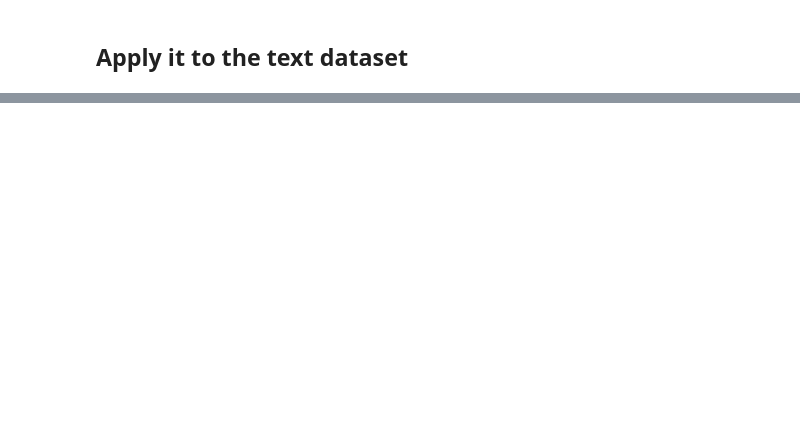
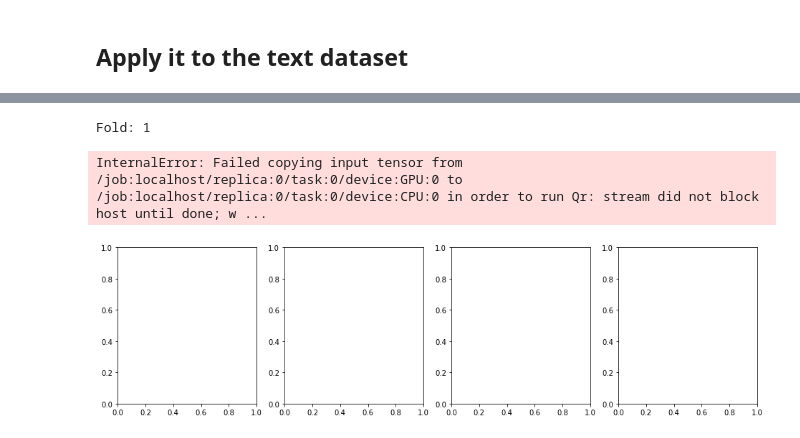
Before and after one commit to BoshiLee/kears_learning, a Jupyter notebook: training_project/Natural Language Processing with Disaster Tweets/nlp_disater_tweets.ipynb, the cells around one changed output, grey strips where cells are left out. Cells and saved outputs as stored; diff of their text form; code cells hidden in the pictures; blank space fills up the shorter version.

```diff
--- a/training_project/Natural Language Processing with Disaster Tweets/nlp_disater_tweets.ipynb
+++ b/training_project/Natural Language Processing with Disaster Tweets/nlp_disater_tweets.ipynb
@@ -308,2 +256,0 @@ NotebookApp.rate_limit_window=3.0 (secs)
-# %%
-history = model_summary.fit(train_dataset.batch(256), epochs=50).history
@@ -338,0 +257,69 @@ plt.plot(history['auc'])
+# %%
+def plot_hist(hist, metric='auc', ax=None, fold=0):
+    if ax==None:
+        plt.plot(hist.history[metric])
+        plt.plot(hist.history["val_" + metric])
+        plt.title(f"model performance")
+        plt.ylabel("area_under_curve")
+        plt.xlabel("epoch")
+        plt.legend(["train", "validation"], loc="upper left")
+        plt.show()
+        return
+    else:
+        ax.plot(hist.history[metric])
+        ax.plot(hist.history["val_" + metric])
+        ax.set_title(f"model performance fold {fold}")
+        ax.set_ylabel("area_under_curve")
+        ax.set_xlabel("epoch")
+        ax.legend(["train", "validation"], loc="upper left")
+# %%
+from sklearn.model_selection import KFold
+from sklearn.metrics import roc_auc_score
+from keras.callbacks import *
+import gc
+
+
+def fit_model(nfold, epochs=60, batch_size=32, verbose=False):
+    test_preds = []
+    auc = []
+    ncols = 5 if nfold > 5 else nfold
+    nrows = int(round(nfold / ncols))
+
+    col, row = 0, 0
+    fig, axes = plt.subplots(nrows, ncols, figsize=(16, round(nrows*16/ncols)))
+
+    kf = KFold(n_splits=nfold)
+
+    for fold, (train_idx, test_idx) in enumerate(kf.split(X_train, y_train)):
+        print(f"Fold: {fold+1}", end=' ')
+        X_train_part, X_valid = X_train[train_idx], X_train[test_idx]
+        y_train_part, y_valid = y_train[train_idx], y_train[test_idx]
+
+        lr = ReduceLROnPlateau(monitor="val_auc", mode='max', factor=0.7, patience=4, verbose=False)
+        es = EarlyStopping(monitor='val_auc',mode='max', patience=10, verbose=False,restore_best_weights=True)
+        model = build_model()
+        history = model.fit(X_train_part, y_train_part, validation_data=(X_valid, y_valid), epochs=epochs, batch_size=batch_size,
+                            callbacks=[es,lr], verbose=verbose)
+
+        y_pred = model.predict(X_valid).squeeze()
+        auc_score = roc_auc_score(y_valid, y_pred)
+        print(f'auc: {round(auc_score, 5)}')
+        test_preds.append(model.predict(X_test).squeeze())
+        auc.append(auc_score)
+
+        plot_hist(history, metric='auc', ax=axes[col] if nrows <= 1 else axes[row][col], fold=fold+1)
+        del X_train_part, X_valid, y_train_part, y_valid, history, model
+        gc.collect()
+
+        col += 1
+        if col >= ncols:
+            row += 1
+            col = 0
+    return test_preds, auc
+
+folds = 4
+(test_preds, auc) = fit_model(folds, epochs=15, batch_size=128)
+# %% [output]
+Fold: 1
+InternalError: Failed copying input tensor from /job:localhost/replica:0/task:0/device:GPU:0 to /job:localhost/replica:0/task:0/device:CPU:0 in order to run Qr: stream did not block host until done; w ...
+[figure, added]
```
Also changed, not shown: parts of 20 cells of this notebook.
